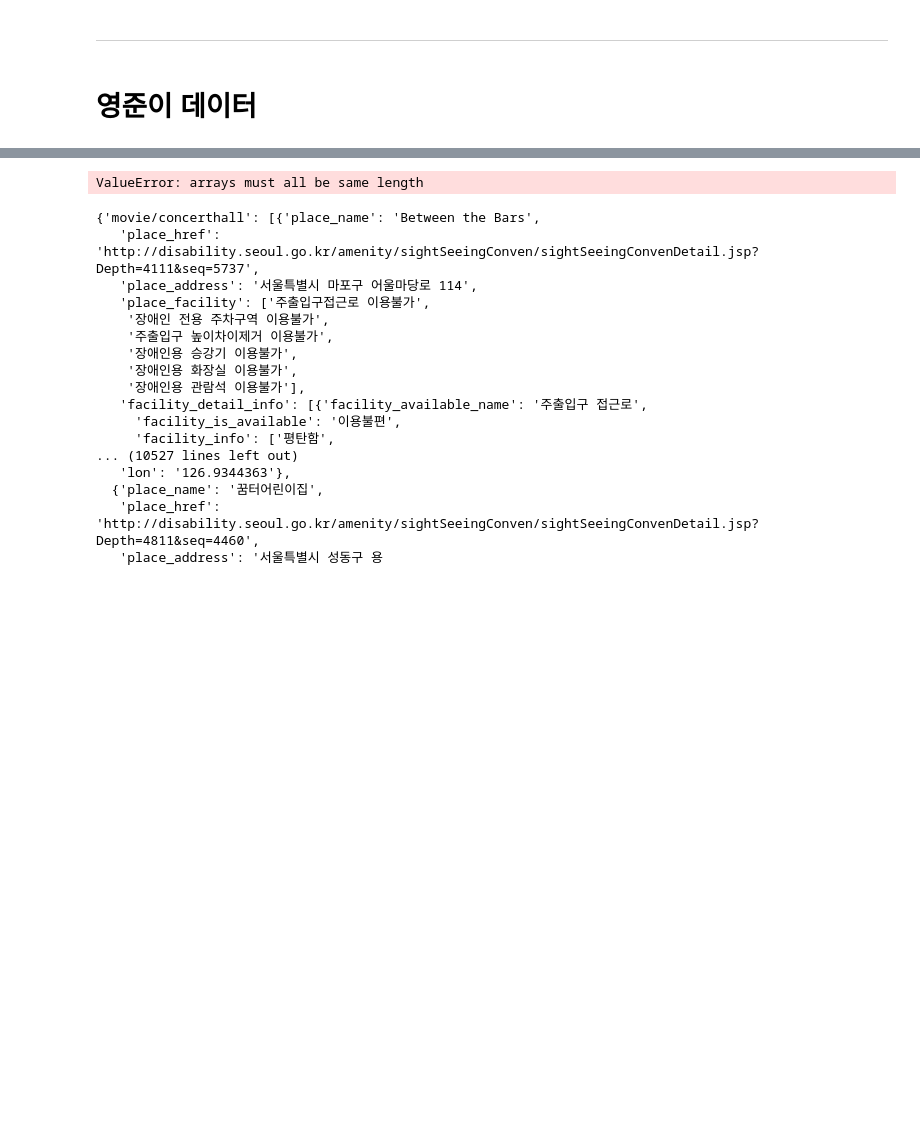
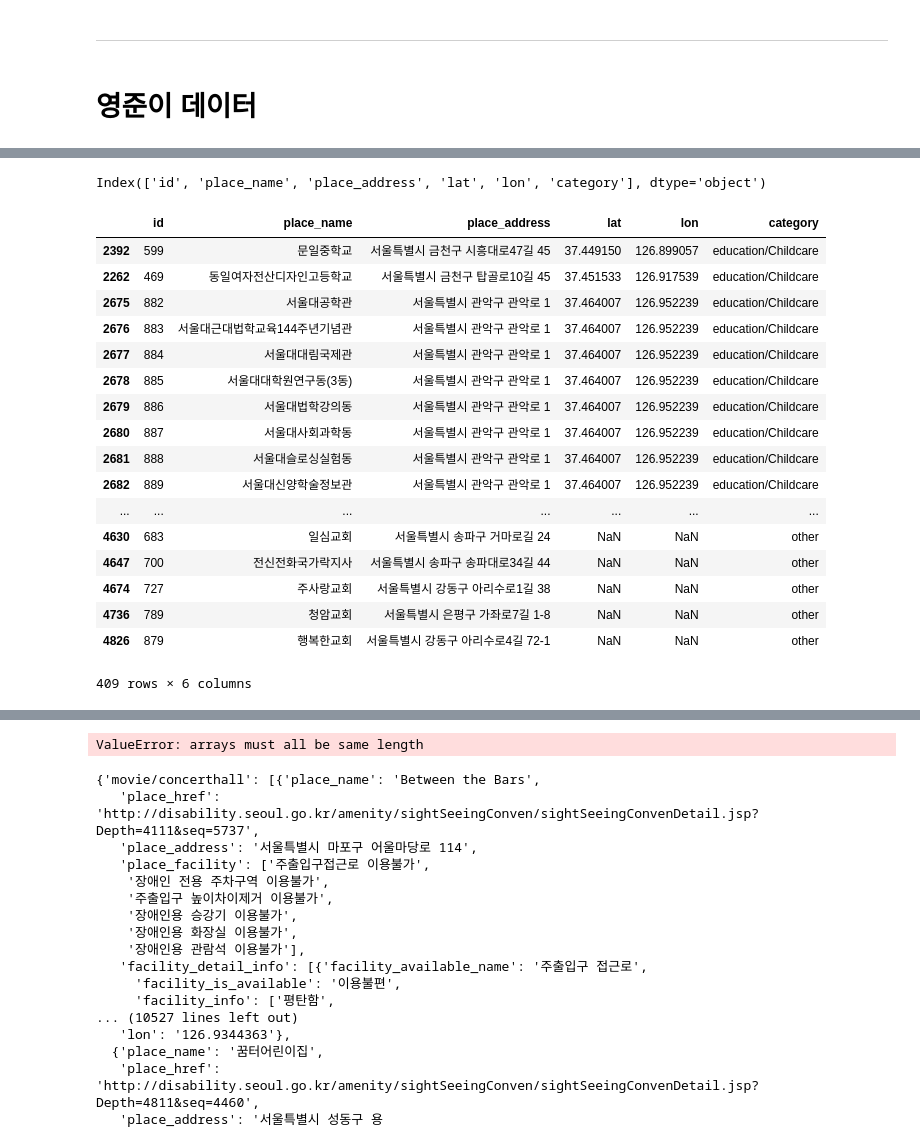
Before and after one commit to BigDataCampus/fresh, a Jupyter notebook: 중복확인하기.ipynb, the cells around one changed output, grey strips where cells are left out. Cells and saved outputs as stored; diff of their text form; code cells hidden in the pictures; blank space fills up the shorter version.

Commit message:
joongbok configuration in progress...

```diff
--- a/중복확인하기.ipynb
+++ b/중복확인하기.ipynb
@@ -88,3 +96,5 @@ memory usage: 203.4+ KB
 -----
 # %% [markdown]
 # 영준이 데이터
+# %%
+main_place =pd.read_csv("main_place.csv")
@@ -90,0 +131,8 @@ memory usage: 203.4+ KB
+# %%
+main_place.rename(columns = {'Unnamed: 0': 'id'}, inplace = True) # id 컬럼으로 이름 주기
+# %%
+tt = main_place.duplicated(subset=["lat","lon"])
+
+yj_joongbok =main_place[tt] # 영준씨 중복된 데이터
+
+yj_joongbok.info() #2604개의 중복
@@ -90,0 +151,25 @@ memory usage: 203.4+ KB
+# %%
+yj_joongbok.columns
+# %% [output]
+Index(['id', 'place_name', 'place_address', 'lat', 'lon', 'category'], dtype='object')
+# %%
+yj_joongbok.sort_values(['lat','lon']) #  중복된 데이터 위도 경도로 정렬
+# %% [output]
+|  | id | place_name | place_address | lat | lon | category |
+| 2392 | 599 | 문일중학교 | 서울특별시 금천구 시흥대로47길 45 | 37.449150 | 126.899057 | education/Childcare |
+| 2262 | 469 | 동일여자전산디자인고등학교 | 서울특별시 금천구 탑골로10길 45 | 37.451533 | 126.917539 | education/Childcare |
+| 2675 | 882 | 서울대공학관 | 서울특별시 관악구 관악로 1 | 37.464007 | 126.952239 | education/Childcare |
+| 2676 | 883 | 서울대근대법학교육144주년기념관 | 서울특별시 관악구 관악로 1 | 37.464007 | 126.952239 | education/Childcare |
+| 2677 | 884 | 서울대대림국제관 | 서울특별시 관악구 관악로 1 | 37.464007 | 126.952239 | education/Childcare |
+| 2678 | 885 | 서울대대학원연구동(3동) | 서울특별시 관악구 관악로 1 | 37.464007 | 126.952239 | education/Childcare |
+| 2679 | 886 | 서울대법학강의동 | 서울특별시 관악구 관악로 1 | 37.464007 | 126.952239 | education/Childcare |
+| 2680 | 887 | 서울대사회과학동 | 서울특별시 관악구 관악로 1 | 37.464007 | 126.952239 | education/Childcare |
+| 2681 | 888 | 서울대슬로싱실험동 | 서울특별시 관악구 관악로 1 | 37.464007 | 126.952239 | education/Childcare |
+| 2682 | 889 | 서울대신양학술정보관 | 서울특별시 관악구 관악로 1 | 37.464007 | 126.952239 | education/Childcare |
+| ... | ... | ... | ... | ... | ... | ... |
+| 4630 | 683 | 일심교회 | 서울특별시 송파구 거마로길 24 | NaN | NaN | other |
+| 4647 | 700 | 전신전화국가락지사 | 서울특별시 송파구 송파대로34길 44 | NaN | NaN | other |
+| 4674 | 727 | 주사랑교회 | 서울특별시 강동구 아리수로1길 38 | NaN | NaN | other |
+| 4736 | 789 | 청암교회 | 서울특별시 은평구 가좌로7길 1-8 | NaN | NaN | other |
+| 4826 | 879 | 행복한교회 | 서울특별시 강동구 아리수로4길 72-1 | NaN | NaN | other |
+409 rows × 6 columns
```
Also changed, not shown: parts of 20 cells of this notebook, 3 other files.
